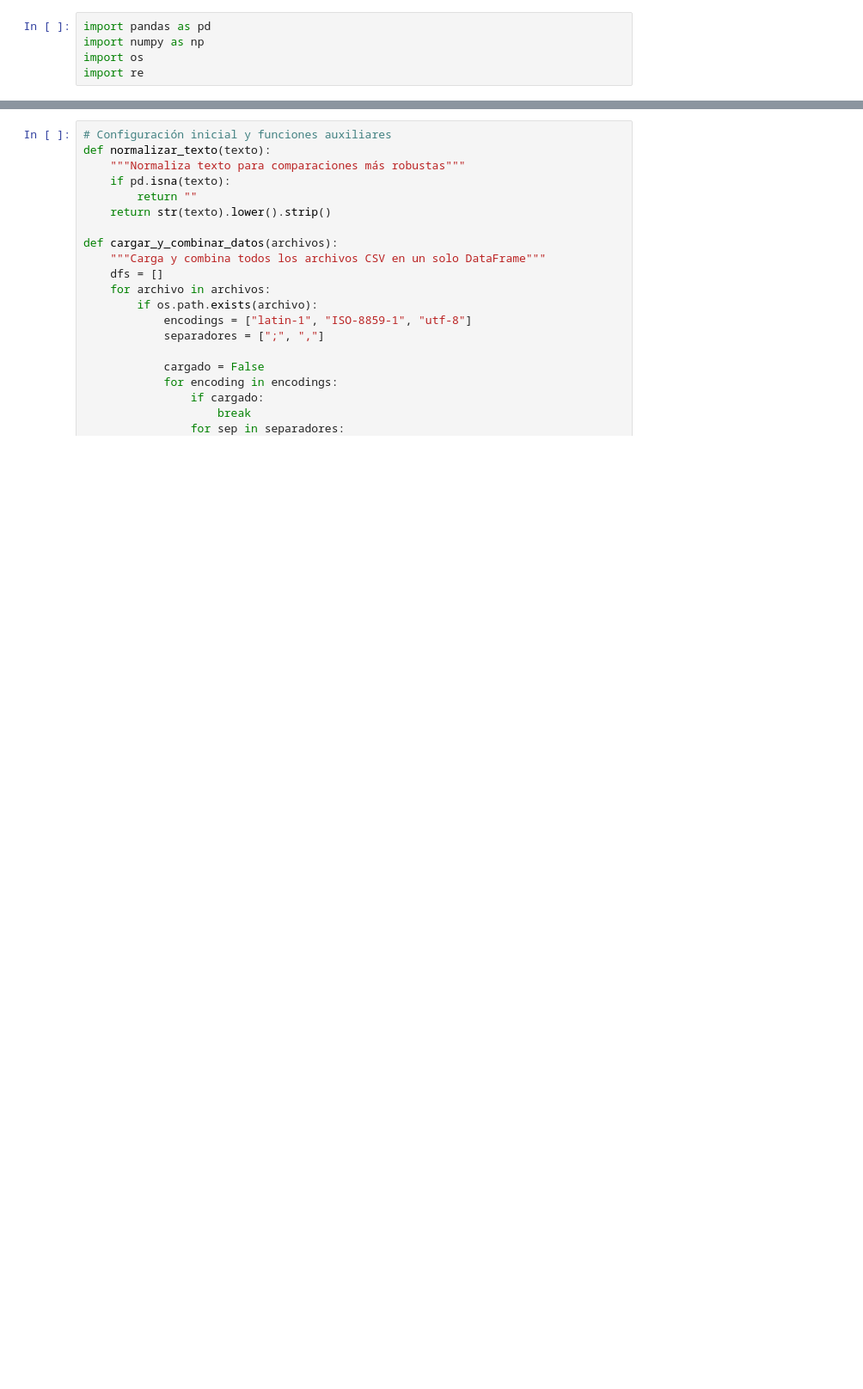
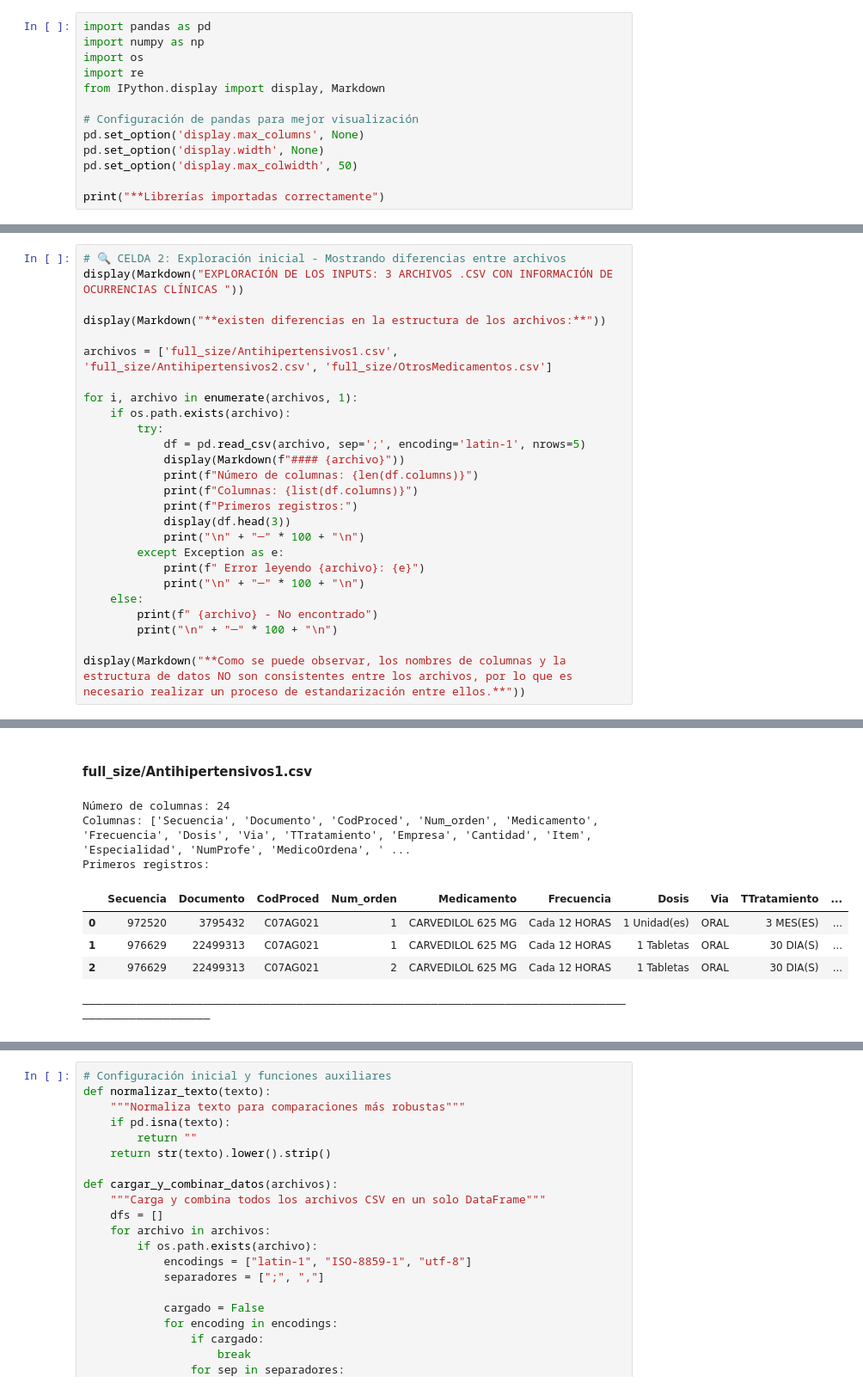
Before and after one commit to Prado500/repoProyectoFinal, a Jupyter notebook: presentacion.ipynb, the cells around one changed output, grey strips where cells are left out. Shown at 86% size. Cells and saved outputs as stored; diff of their text form; blank space fills up the shorter version.

```diff
--- a/presentacion.ipynb
+++ b/presentacion.ipynb
@@ -7,3 +7,11 @@ import pandas as pd
 import numpy as np
 import os
 import re
+from IPython.display import display, Markdown
+
+# Configuración de pandas para mejor visualización
+pd.set_option('display.max_columns', None)
+pd.set_option('display.width', None)
+pd.set_option('display.max_colwidth', 50)
+
+print("**Librerías importadas correctamente")
@@ -9,0 +22,27 @@ import re
+# %%
+# 🔍 CELDA 2: Exploración inicial - Mostrando diferencias entre archivos
+display(Markdown("EXPLORACIÓN DE LOS INPUTS: 3 ARCHIVOS .CSV CON INFORMACIÓN DE OCURRENCIAS CLÍNICAS "))
+
+display(Markdown("**existen diferencias en la estructura de los archivos:**"))
+
+archivos = ['full_size/Antihipertensivos1.csv', 'full_size/Antihipertensivos2.csv', 'full_size/OtrosMedicamentos.csv']
+
+for i, archivo in enumerate(archivos, 1):
+    if os.path.exists(archivo):
+        try:
+            df = pd.read_csv(archivo, sep=';', encoding='latin-1', nrows=5)
+            display(Markdown(f"#### {archivo}"))
+            print(f"Número de columnas: {len(df.columns)}")
+            print(f"Columnas: {list(df.columns)}")
+            print(f"Primeros registros:")
+            display(df.head(3))
+            print("\n" + "─" * 100 + "\n")
+        except Exception as e:
+            print(f" Error leyendo {archivo}: {e}")
+            print("\n" + "─" * 100 + "\n")
+    else:
+        print(f" {archivo} - No encontrado")
+        print("\n" + "─" * 100 + "\n")
+
+display(Markdown("**Como se puede observar, los nombres de columnas y la estructura de datos NO son consistentes entre los archivos, por lo que es necesario realizar un proceso de estandarización entre ellos.**"))
+# %% [output]
@@ -9,0 +51,9 @@ import re
+#### full_size/Antihipertensivos1.csv
+Número de columnas: 24
+Columnas: ['Secuencia', 'Documento', 'CodProced', 'Num_orden', 'Medicamento', 'Frecuencia', 'Dosis', 'Via', 'TTratamiento', 'Empresa', 'Cantidad', 'Item', 'Especialidad', 'NumProfe', 'MedicoOrdena', ' ...
+Primeros registros:
+|  | Secuencia | Documento | CodProced | Num_orden | Medicamento | Frecuencia | Dosis | Via | TTratamiento | ... |
+| 0 | 972520 | 3795432 | C07AG021 | 1 | CARVEDILOL 625 MG | Cada 12 HORAS | 1 Unidad(es) | ORAL | 3 MES(ES) | ... |
+| 1 | 976629 | 22499313 | C07AG021 | 1 | CARVEDILOL 625 MG | Cada 12 HORAS | 1 Tabletas | ORAL | 30 DIA(S) | ... |
+| 2 | 976629 | 22499313 | C07AG021 | 2 | CARVEDILOL 625 MG | Cada 12 HORAS | 1 Tabletas | ORAL | 30 DIA(S) | ... |
+────────────────────────────────────────────────────────────────────────────────────────────────────
```
Also changed, not shown: parts of 32 cells of this notebook, 4 other files.
